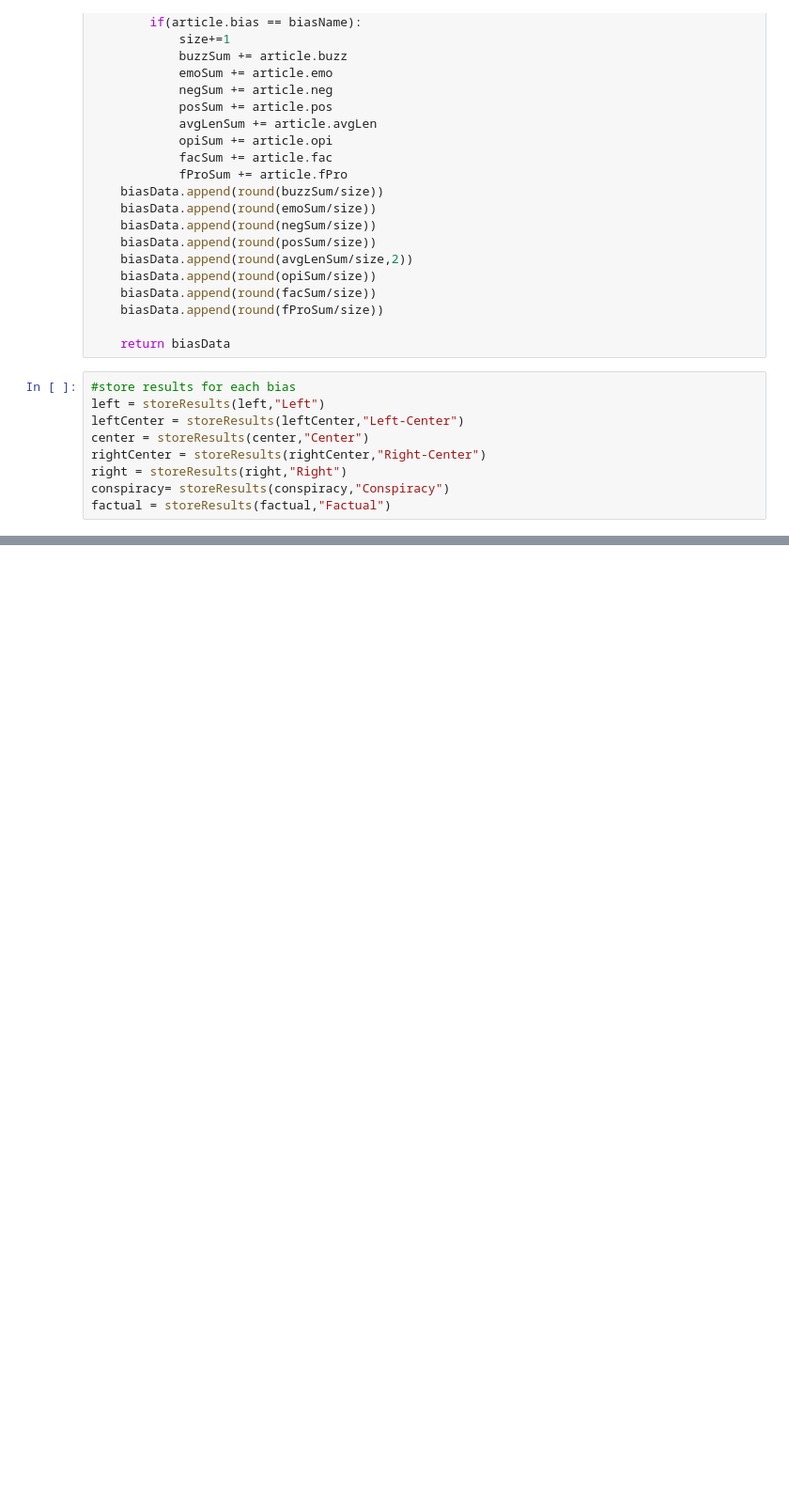
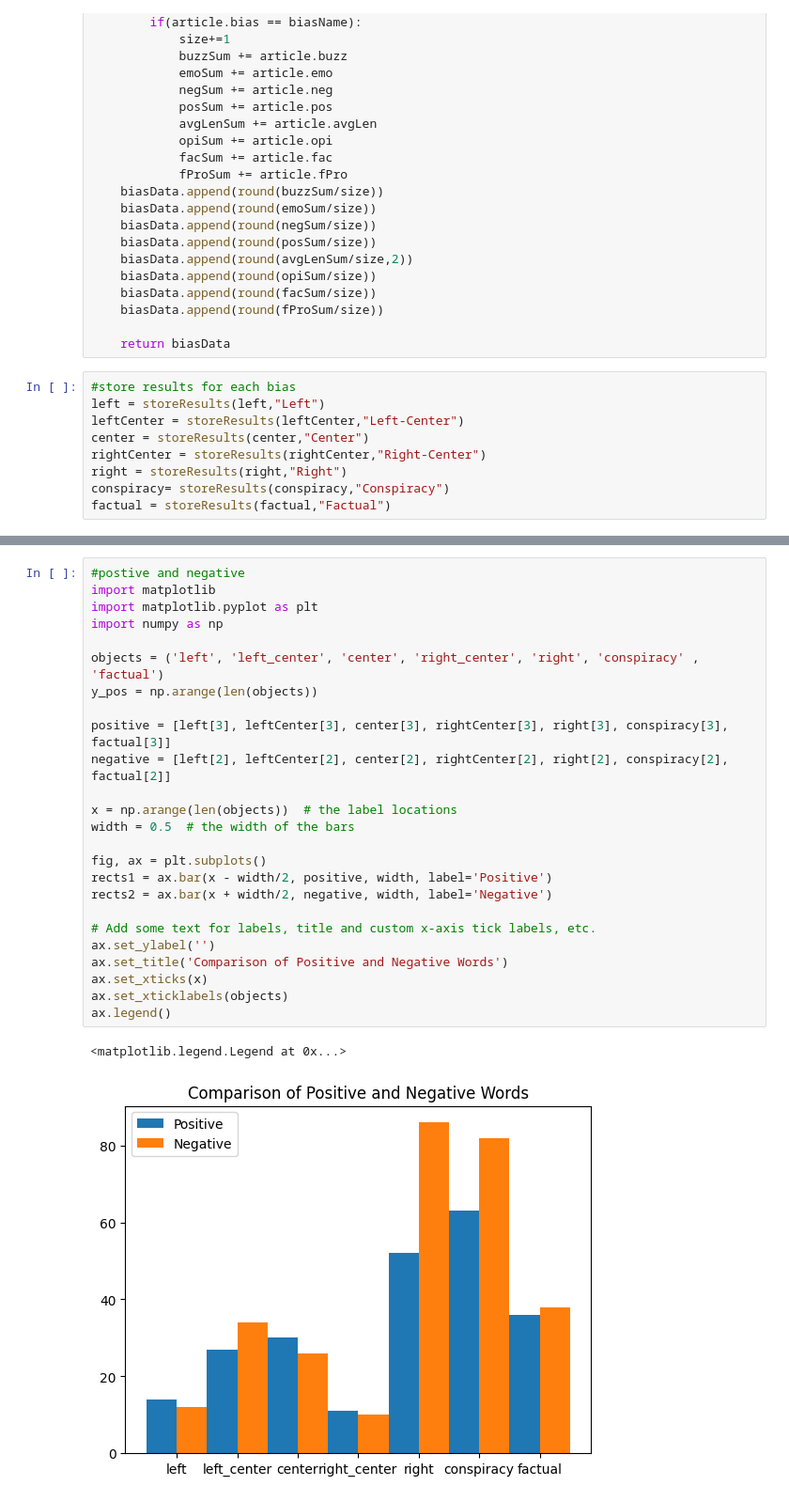
Before and after one commit to fdac20/NewsBias, a Jupyter notebook: newsBias.ipynb, the cells around one changed output, grey strips where cells are left out. Shown at 94% size. Saved outputs shown, nothing was run; the diff lists cells and outputs as text; blank space fills up the shorter version.

```diff
--- a/newsBias.ipynb
+++ b/newsBias.ipynb
@@ -263,3 +263,31 @@ plt.show()
+# %%
+#postive and negative
+import matplotlib
+import matplotlib.pyplot as plt
+import numpy as np
+
+objects = ('left', 'left_center', 'center', 'right_center', 'right', 'conspiracy' , 'factual')
+y_pos = np.arange(len(objects))
+
+positive = [left[3], leftCenter[3], center[3], rightCenter[3], right[3], conspiracy[3], factual[3]]
+negative = [left[2], leftCenter[2], center[2], rightCenter[2], right[2], conspiracy[2], factual[2]]
+
+x = np.arange(len(objects))  # the label locations
+width = 0.5  # the width of the bars
+
+fig, ax = plt.subplots()
+rects1 = ax.bar(x - width/2, positive, width, label='Positive')
+rects2 = ax.bar(x + width/2, negative, width, label='Negative')
+
+# Add some text for labels, title and custom x-axis tick labels, etc.
+ax.set_ylabel('')
+ax.set_title('Comparison of Positive and Negative Words')
+ax.set_xticks(x)
+ax.set_xticklabels(objects)
+ax.legend()
+# %% [output]
+<matplotlib.legend.Legend at 0x...>
+[figure, added]
 # %%
 #average Word Length
 
```
Also changed, not shown: parts of 8 cells of this notebook.
